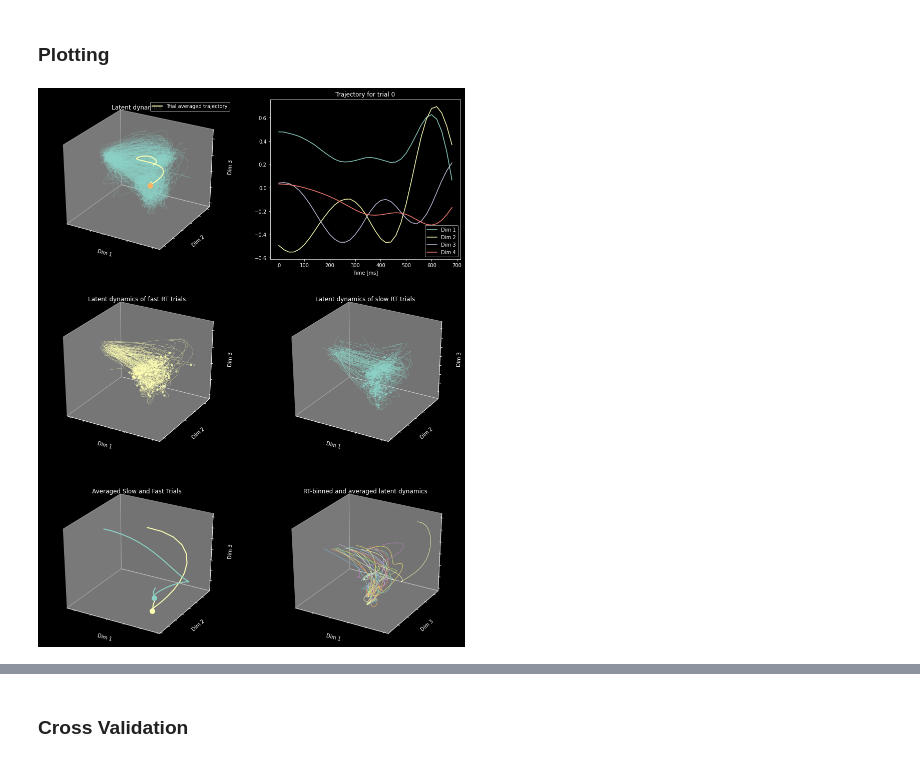
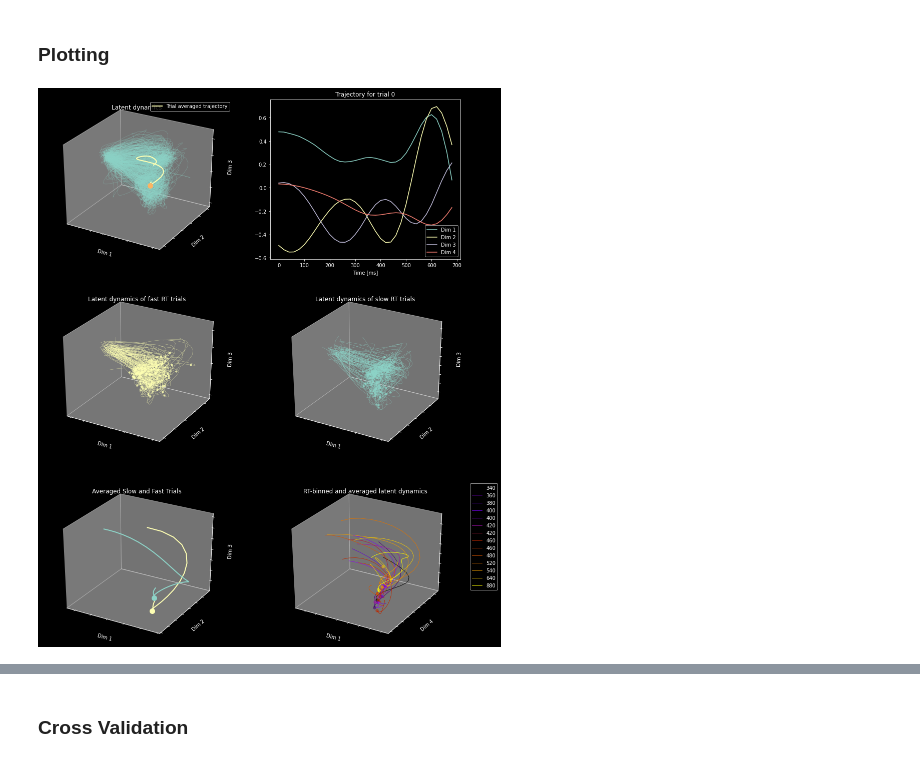
Before and after one commit to MunibH/chand-lab-rotation, a Jupyter notebook: gpfa.ipynb, the cells around one changed output, grey strips where cells are left out. Cells and saved outputs as stored; diff of their text form; code cells hidden in the pictures.

```diff
--- a/gpfa.ipynb
+++ b/gpfa.ipynb
@@ -88,6 +87,8 @@ gpfa = GPFA(bin_size=bin_size, x_dim=latent_dimensionality)
 # %%
 with open('data/gpfa_trajectories_4d.pickle', 'rb') as filename:
     trajectories_all = pickle.load(filename)
+# %%
+times_trajectory = np.arange(len(trajectories_all[0][0])) * bin_size.rescale('ms')
 # %%
 # get fast and slow trial idx for plotting
 quantiles = behav['RT'].quantile([0.25,0.75])
@@ -328,18 +301,6 @@ avgFastRT = np.mean(fastRTs['mvmt'])
 avgSlowRT = np.mean(slowRTs['mvmt'])
 
 # get time idx for avgFastRT and avgSlowRT
-def RT_idx(m):
-    m = np.floor(m)
-    for i in range(20):
-        if m % 20 == 0:
-            break
-        m += 1
-    try:
-        t_idx = np.where(times_trajectory==m)[0][0]
-    except:
-        t_idx = len(times_trajectory)
-    return t_idx
-
 fastIdx = RT_idx(avgFastRT)
 slowIdx = RT_idx(avgSlowRT)
 
@@ -348,34 +309,40 @@ ax5.scatter(avgFastTrials[0][checkOnIdx], avgFastTrials[1][checkOnIdx], avgFastT
 
 ax5.plot(avgSlowTrials[0][:slowIdx], avgSlowTrials[1][:slowIdx], avgSlowTrials[2][:slowIdx], '-', lw=linewidth_trial_average, c='C0', label='Slow')
 ax5.scatter(avgSlowTrials[0][checkOnIdx], avgSlowTrials[1][checkOnIdx], avgSlowTrials[2][checkOnIdx], s=100, c='C0')
 
 ax5.set_title('Averaged Slow and Fast Trials')
 ax5.set_xlabel('Dim 1')
 ax5.set_ylabel('Dim 2')
 ax5.set_zlabel('Dim 3')
 
 ax5.xaxis.set_ticklabels([])
 ax5.yaxis.set_ticklabels([])
 ax5.zaxis.set_ticklabels([])
 ax5.grid(False)
 
 ## plot RT-binned dynamics
 
 ax6.set_title('RT-binned and averaged latent dynamics')
 ax6.set_xlabel('Dim 1')
 ax6.set_ylabel('Dim 2')
-ax6.set_ylabel('Dim 3')
+ax6.set_ylabel('Dim 4')
 ax6.xaxis.set_ticklabels([])
 ax6.yaxis.set_ticklabels([])
 ax6.zaxis.set_ticklabels([])
 ax6.grid(False)
 
+cmap = plt.get_cmap('gnuplot')
+colors = [cmap(i) for i in np.linspace(0, 1, len(avg_traj.keys()))]
+
+ct = 0
 for q, dim in avg_traj.items():
-    ax6.plot(dim[0][:binMvmtIdx[q]], dim[1][:binMvmtIdx[q]], dim[2][:binMvmtIdx[q]], '-', lw=0.8 , label=str(q))
-# ax6.legend(loc='best')
+    ax6.plot(dim[0][:binMvmtIdx[q]], dim[1][:binMvmtIdx[q]], dim[3][:binMvmtIdx[q]], '-', color=colors[ct], lw=0.8 , label=str(int(times_trajectory[binMvmtIdx[q]])-400))
+    ax6.scatter(dim[0][checkOnIdx], dim[1][checkOnIdx], dim[3][checkOnIdx], s=30, alpha=0.5, c=np.array(colors[ct][:3]).reshape(1,3))
+    ct+=1
 
+ax6.legend(bbox_to_anchor=(1.05, 1), loc=2, borderaxespad=0.)
 
 
 plt.show()
 # %% [output]
-[figure, old version]
+[figure, new version]
```
Also changed, not shown: parts of 7 cells of this notebook.
